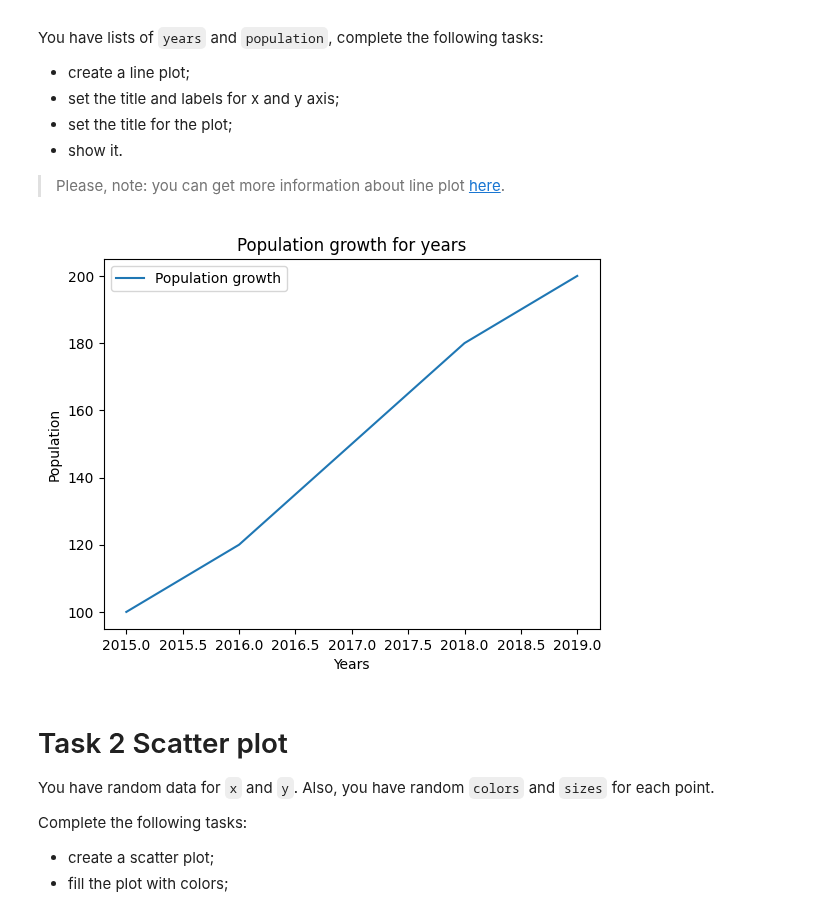
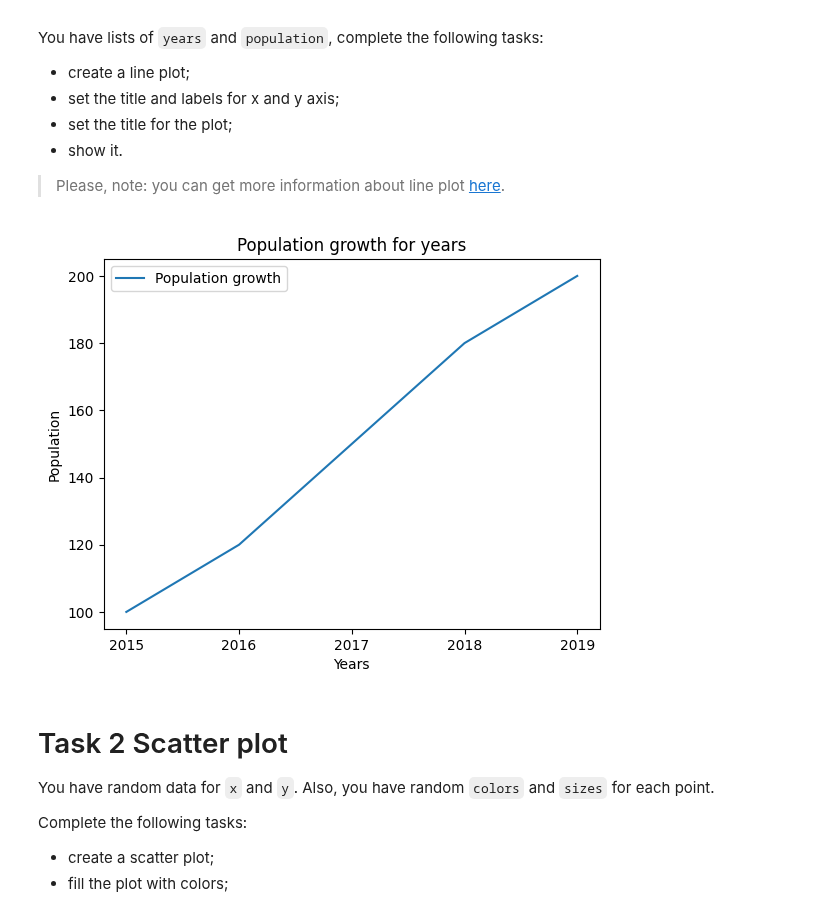
Before and after one commit to mate-academy/py-matplotlib, a Jupyter notebook: app/matplotlib.ipynb, the cells around one changed output. Cells and saved outputs as stored; diff of their text form; code cells hidden in the pictures.

```diff
--- a/app/matplotlib.ipynb
+++ b/app/matplotlib.ipynb
@@ -19,16 +19,17 @@ You have lists of `years` and `population`, complete the following tasks:
 # %%
 years = [2015, 2016, 2017, 2018, 2019]
 population = [100, 120, 150, 180, 200]
 plt.plot(years, population, label="Population growth")
 
 plt.title("Population growth for years")
 plt.xlabel("Years")
 plt.ylabel("Population")
 plt.legend()
+plt.xticks(years, [int(year) for year in years])
 
 plt.show()
 # %% [output]
-[figure, old version]
+[figure, new version]
 # %% [markdown]
 # Task 2 Scatter plot
 
```
Also changed, not shown: parts of 1 cell of this notebook, 1 other file.
